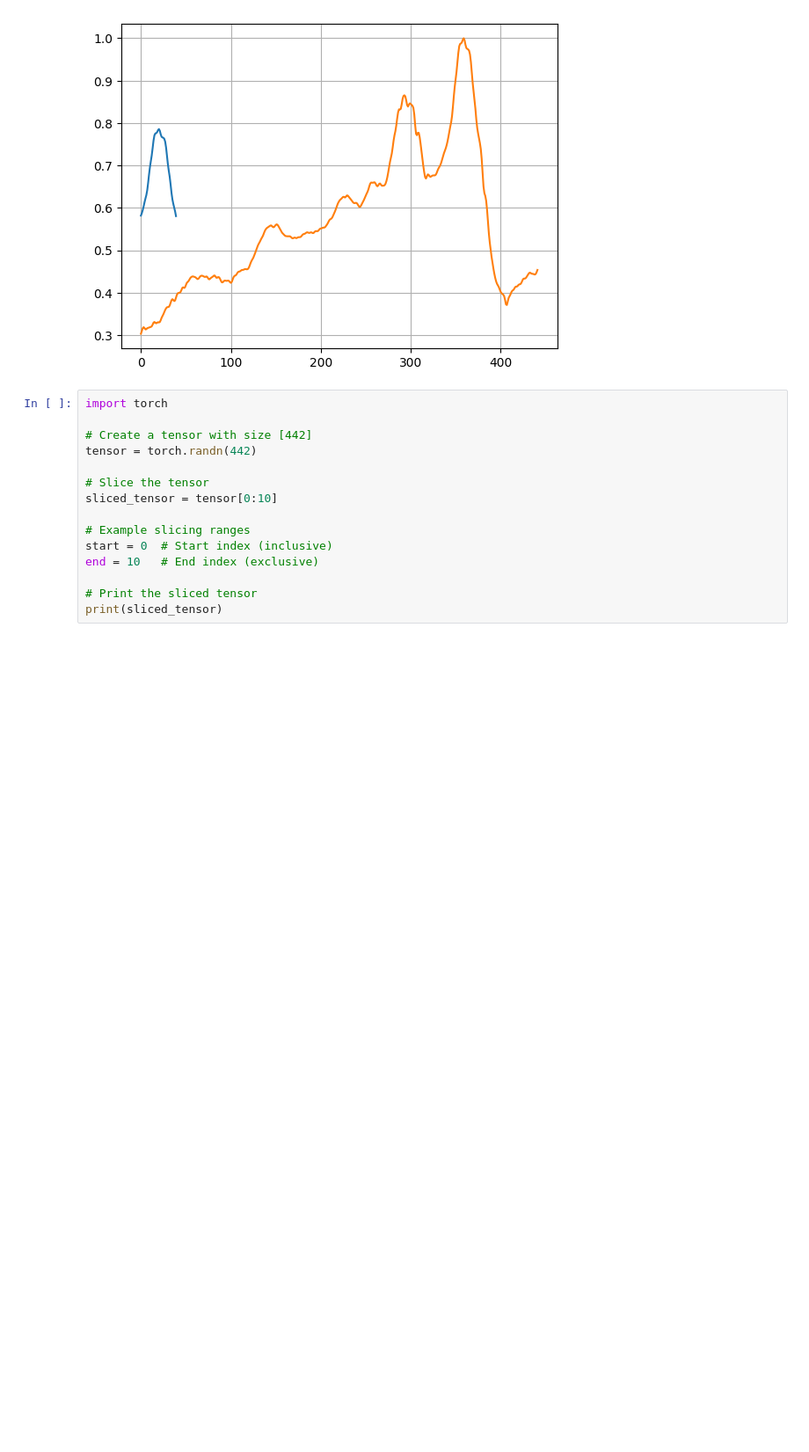
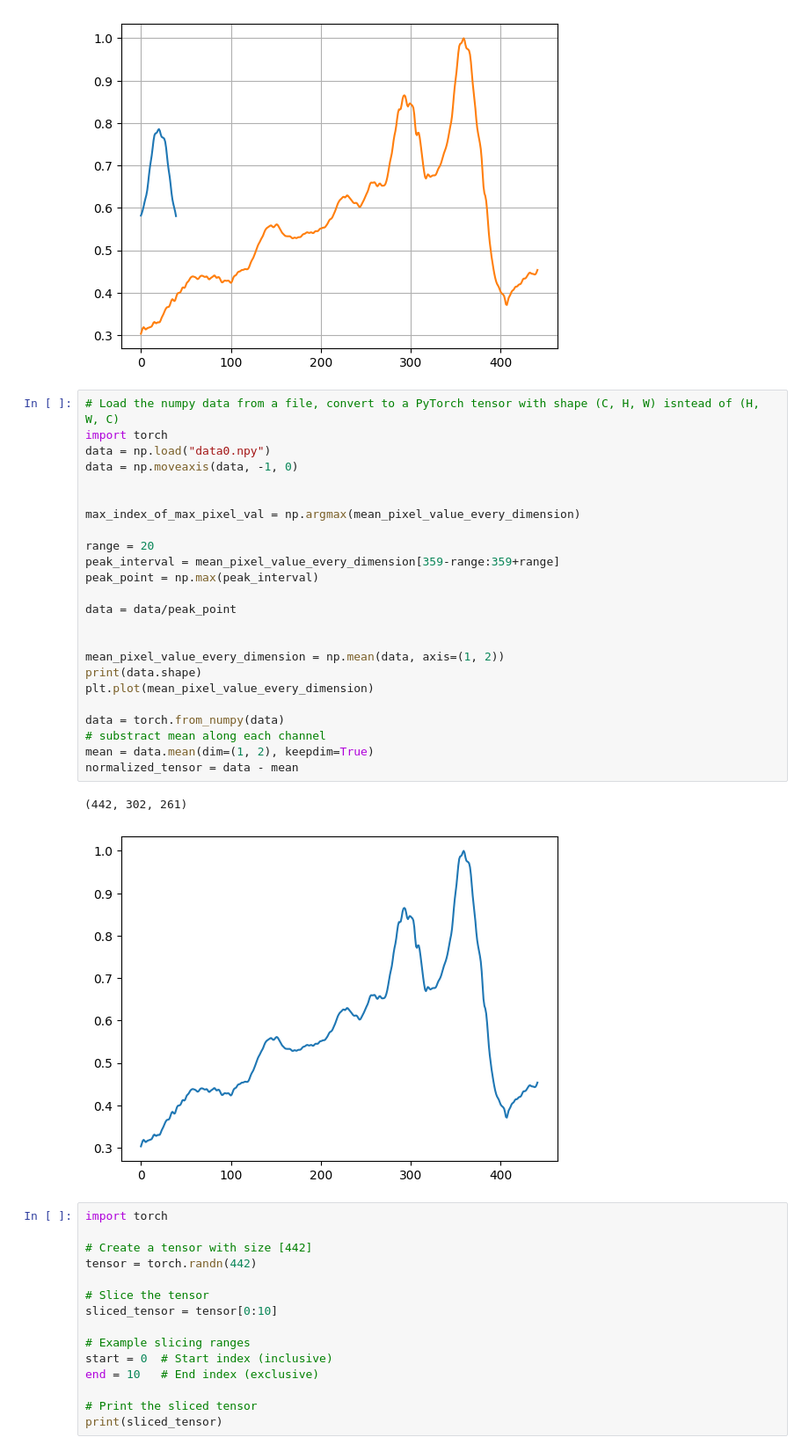
Before and after one commit to LostOxygen/bioinf_kernel_eval, a Jupyter notebook: jupyter_files/normalization_implementation.ipynb, the cells around one changed output. Shown at 88% size. Drawn from its saved outputs; the diff is of its cells as text; blank space fills up the shorter version.

```diff
--- a/jupyter_files/normalization_implementation.ipynb
+++ b/jupyter_files/normalization_implementation.ipynb
@@ -55,6 +55,33 @@ plt.plot(mean_pixel_value_every_dimension/peak_point)
 0.7858336
 [<matplotlib.lines.Line2D at 0x...>]
 [figure]
+# %%
+# Load the numpy data from a file, convert to a PyTorch tensor with shape (C, H, W) isntead of (H, W, C)
+import torch
+data = np.load("data0.npy")
+data = np.moveaxis(data, -1, 0)
+
+
+max_index_of_max_pixel_val = np.argmax(mean_pixel_value_every_dimension)
+
+range = 20
+peak_interval = mean_pixel_value_every_dimension[359-range:359+range]
+peak_point = np.max(peak_interval)
+
+data = data/peak_point
+
+
+mean_pixel_value_every_dimension = np.mean(data, axis=(1, 2))
+print(data.shape)
+plt.plot(mean_pixel_value_every_dimension)
+
+data = torch.from_numpy(data)
+# substract mean along each channel
+mean = data.mean(dim=(1, 2), keepdim=True)
+normalized_tensor = data - mean
+# %% [output]
+(442, 302, 261)
+[figure, added]
 # %%
 import torch
 
```
Also changed, not shown: 2 other files.
